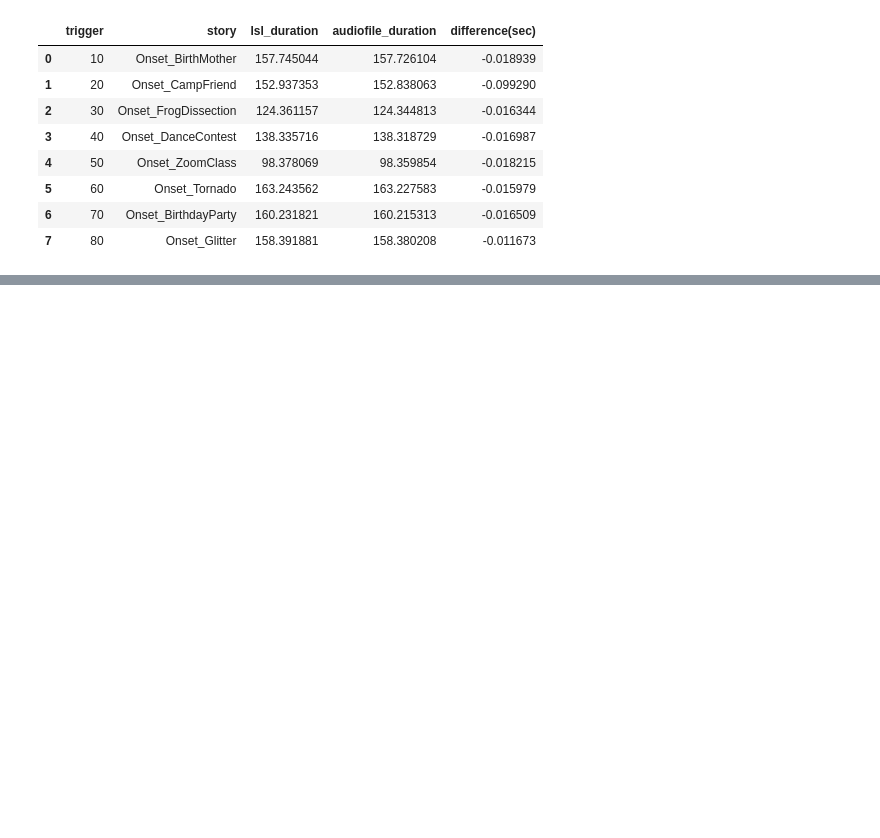
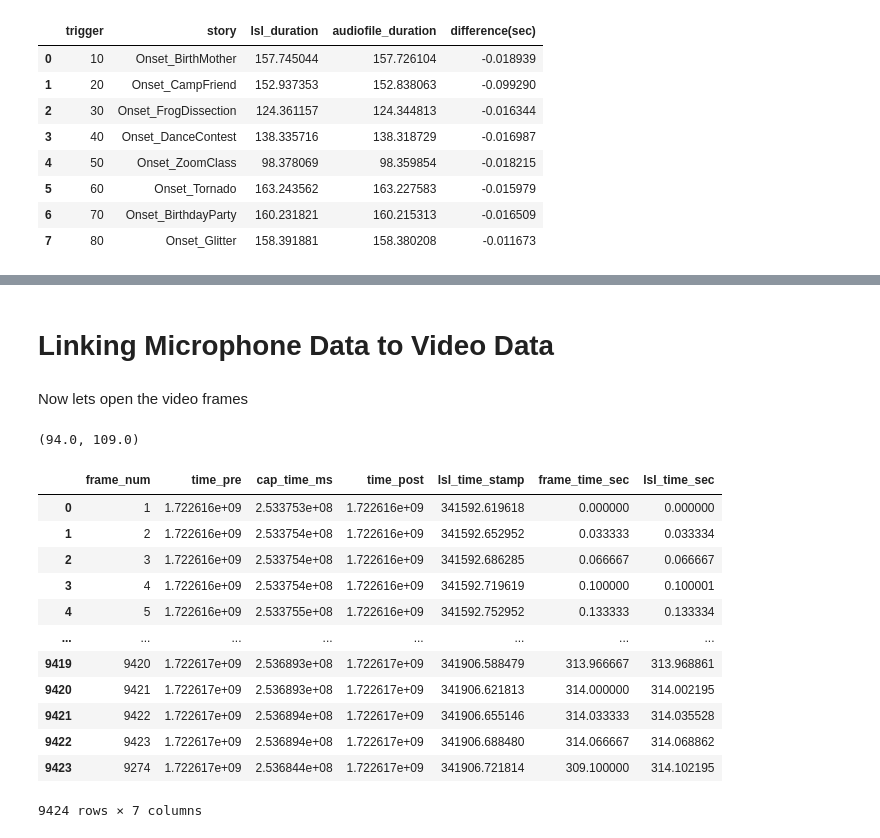
Before and after one commit to BryanGonzalez262/MOBI2024, a Jupyter notebook: CUNY_FACIAL/Code/pilot_check.ipynb, the cells around one changed output, grey strips where cells are left out. Cells and saved outputs as stored; diff of their text form; code cells hidden in the pictures; blank space fills up the shorter version.

```diff
--- a/CUNY_FACIAL/Code/pilot_check.ipynb
+++ b/CUNY_FACIAL/Code/pilot_check.ipynb
@@ -147,0 +123,2 @@ tornado_dur
+# %% [markdown]
+# Linking Microphone Data to Video Data
@@ -147,0 +135,46 @@ tornado_dur
+# %% [markdown]
+Now lets open the video frames
+# %%
+start_sec = round(mic_df.iloc[start].time, 2)
+stop_sec = round(mic_df.iloc[stop].time, 2)
+start_sec, stop_sec
+# %% [output]
+(94.0, 109.0)
+# %%
+# Identify the frames we're interested in
+cam_data = data[3]
+#cam_df = pd.DataFrame(cam['time_series'], columns=['frame'])
+#cam_df['lsl_timestamps'] = cam['time_stamps']
+#cam_df['time'] = cam_df['lsl_timestamps'] - cam_df['lsl_timestamps'][0]
+cam_data['time_series'][0]
+frame_nums = [int(i[0]) for i in cam_data['time_series']]
+time_pre = [float(i[1]) for i in cam_data['time_series']]
+time_evnt_ms = [float(i[2]) for i in cam_data['time_series']]
+time_post = [float(i[3]) for i in cam_data['time_series']]
+
+
+cam_df = pd.DataFrame({'frame_num': frame_nums,
+                    'time_pre': time_pre,
+                    'cap_time_ms': time_evnt_ms,
+                    'time_post': time_post,
+                    'lsl_time_stamp': cam_data['time_stamps']})
+
+
+
+cam_df['frame_time_sec'] = (cam_df.cap_time_ms - cam_df.cap_time_ms[0])/1000
+cam_df['lsl_time_sec'] = cam_df.lsl_time_stamp - cam_df.lsl_time_stamp[0]
+cam_df
+# %% [output]
+|  | frame_num | time_pre | cap_time_ms | time_post | lsl_time_stamp | frame_time_sec | lsl_time_sec |
+| 0 | 1 | 1.722616e+09 | 2.533753e+08 | 1.722616e+09 | 341592.619618 | 0.000000 | 0.000000 |
+| 1 | 2 | 1.722616e+09 | 2.533754e+08 | 1.722616e+09 | 341592.652952 | 0.033333 | 0.033334 |
+| 2 | 3 | 1.722616e+09 | 2.533754e+08 | 1.722616e+09 | 341592.686285 | 0.066667 | 0.066667 |
+| 3 | 4 | 1.722616e+09 | 2.533754e+08 | 1.722616e+09 | 341592.719619 | 0.100000 | 0.100001 |
+| 4 | 5 | 1.722616e+09 | 2.533755e+08 | 1.722616e+09 | 341592.752952 | 0.133333 | 0.133334 |
+| ... | ... | ... | ... | ... | ... | ... | ... |
+| 9419 | 9420 | 1.722617e+09 | 2.536893e+08 | 1.722617e+09 | 341906.588479 | 313.966667 | 313.968861 |
+| 9420 | 9421 | 1.722617e+09 | 2.536893e+08 | 1.722617e+09 | 341906.621813 | 314.000000 | 314.002195 |
+| 9421 | 9422 | 1.722617e+09 | 2.536894e+08 | 1.722617e+09 | 341906.655146 | 314.033333 | 314.035528 |
+| 9422 | 9423 | 1.722617e+09 | 2.536894e+08 | 1.722617e+09 | 341906.688480 | 314.066667 | 314.068862 |
+| 9423 | 9274 | 1.722617e+09 | 2.536844e+08 | 1.722617e+09 | 341906.721814 | 309.100000 | 314.102195 |
+9424 rows × 7 columns
```
Also changed, not shown: parts of 13 cells of this notebook.
